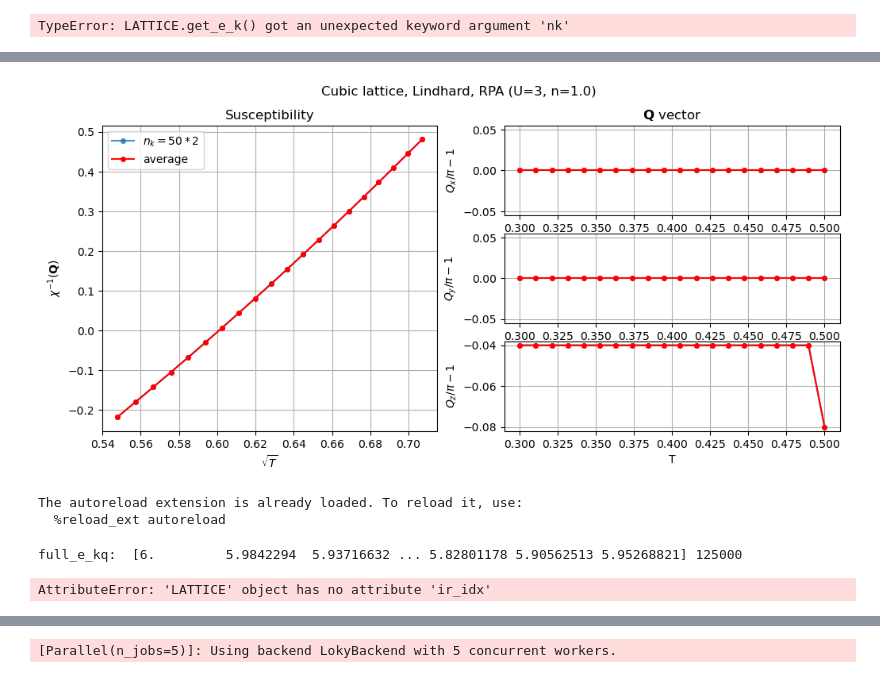
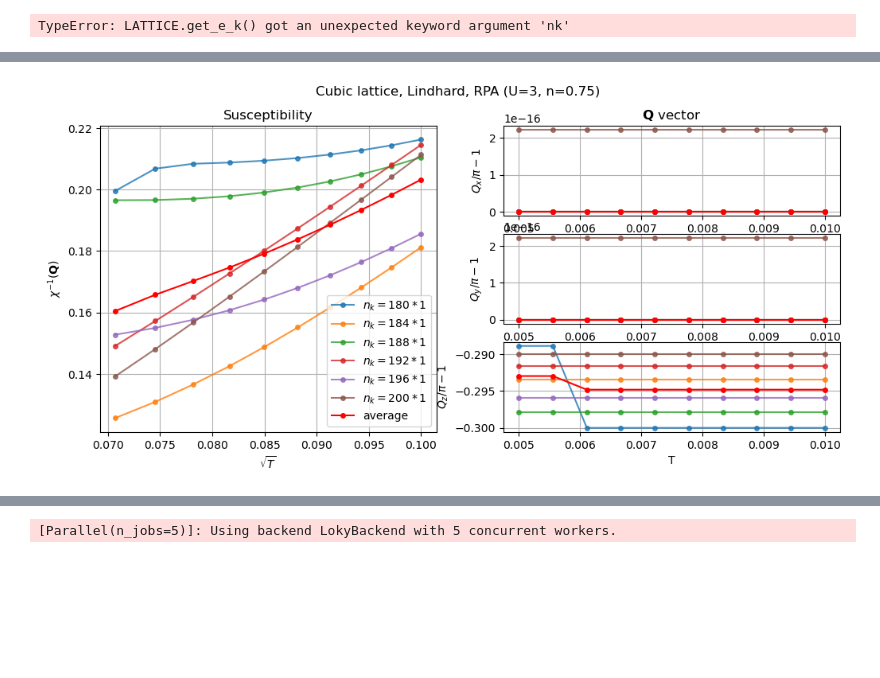
Before and after one commit to cctort/quantum_criticality, a Jupyter notebook: chi_rpa.ipynb, the cells around one changed output, grey strips where cells are left out. Saved outputs shown, nothing was run; the diff lists cells and outputs as text; code cells hidden in the pictures; blank space fills up the shorter version.

```diff
--- a/chi_rpa.ipynb
+++ b/chi_rpa.ipynb
@@ -190,17 +190,17 @@ plt.show()
 TypeError: LATTICE.get_e_k() got an unexpected keyword argument 'nk'
 # %%
 U = 3
-n = 1.
-T_list = np.linspace(0.3, 0.5, 20)
+n = 0.75
+T_list = np.linspace(0.005, 0.01, 10)
 par_dict = {'U': U, 'n': n, 'T': T_list}
 title = f'Cubic lattice, Lindhard, RPA (U={U}, n={n})'
 
 tp = 0.
-nk_list = list(range(50, 51, 2))
-refine_ratio = 2
-sweep_dict = [{'par_dict': par_dict, 'nk': nk, 'fit': False, 'method': 'lindhard', 'q_path': ([1,1,0],[1,1,1]), 'tp': tp,
-               'refine': False, 'refine_ratio': refine_ratio, 'ibz': True} for nk in nk_list]
-results_list = sweep_parallel(sweep_chirpa, sweep_dict, n_jobs=1)
+nk_list = list(range(180, 201, 4))
+refine_ratio = 1
+sweep_dict = [{'par_dict': par_dict, 'nk': nk, 'fit': False, 'method': 'lindhard', 'q_path': ([1,1,0],[1,1,1]),
+               'tp': tp, 'refine': False, 'refine_ratio': refine_ratio, 'ibz': False} for nk in nk_list]
+results_list = sweep_parallel(sweep_chirpa, sweep_dict, n_jobs=6)
 
 results_avg = results_list[-1].copy()
 results_avg['invchi'] = sum([results['invchi'] for results in results_list])/len(results_list)
@@ -215,5 +215,5 @@ for results in results_list:
 fig, _ = pcut_chi(results_avg, 'T', plot_Q=(1,1,1), fit=False, x_exp=0.5,
                     title=title, label=f'average', figure=fig, color='red')
 
-plt.show() #0.24
+plt.show()
 # %% [output]
@@ -242,45 +237 @@ plt.show() #0.24
-[figure, old version]
+[figure, new version]
-# %%
-%load_ext autoreload
-%autoreload 2
-
-from scripts.lattice import *
-from scripts.plot import *
-from scripts.obs import *
-from scripts.utils import *
-from triqs.gf import *
-
-import seaborn as sns
-#color_list = sns.color_palette() + sns.color_palette("Set2") + sns.color_palette("Set3")
-color_list = (
-    sns.color_palette("colorblind", 10) +
-    sns.color_palette("Dark2", 8) +
-    sns.color_palette("tab20", 20)
-)
-
-dim = 3
-save_dir = f'data/{dim}d/rpa'
-
-# single run with and without refinent (maybe also compare with tprc method)
-# rest with more runs
-# %% [output]
-The autoreload extension is already loaded. To reload it, use:
-  %reload_ext autoreload
-# %%
-lat = LATTICE()
-
-nk = 50
-
-lat.get_bz(nk, ibz=False)
-lat.get_e_k()
-
-q = np.array([1.,1.,1.])
-full_e_kq = lat.get_e_kq(lat.e_k, q, nk, ibz=False, fine=False, method='coarse')
-print('full_e_kq: ', full_e_kq, len(full_e_kq))
-folded_e_kq = full_e_kq[lat.ir_idx]
-print('folded_e_kq: ', folded_e_kq, len(folded_e_kq))
-unfolded_e_kq = folded_e_kq[lat.ir_pos]
-print('unfolded_e_kq: ', unfolded_e_kq, len(unfolded_e_kq))
-# %% [output]
-full_e_kq:  [6.         5.9842294  5.93716632 ... 5.82801178 5.90562513 5.95268821] 125000
-AttributeError: 'LATTICE' object has no attribute 'ir_idx'
```
Also changed, not shown: parts of 19 cells of this notebook, 5 other files.
